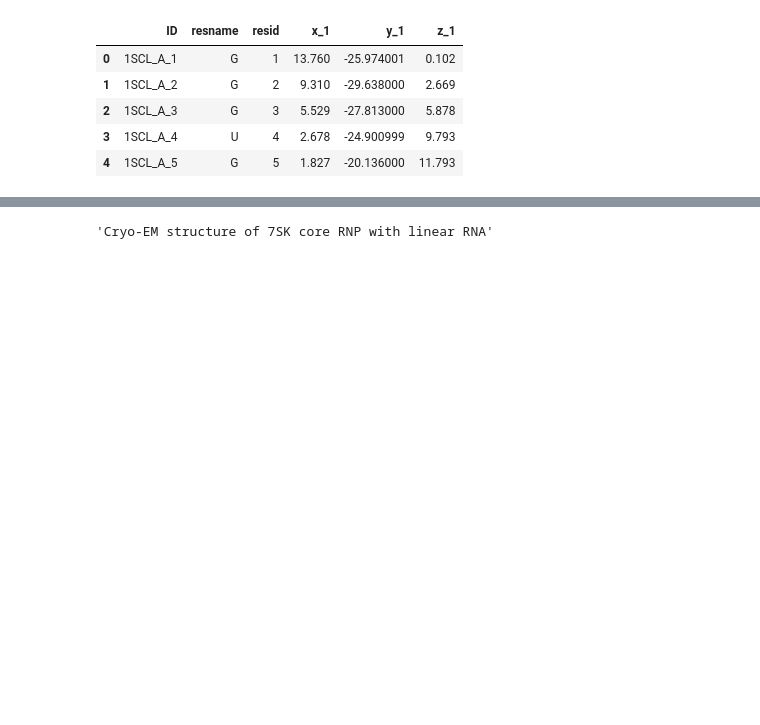
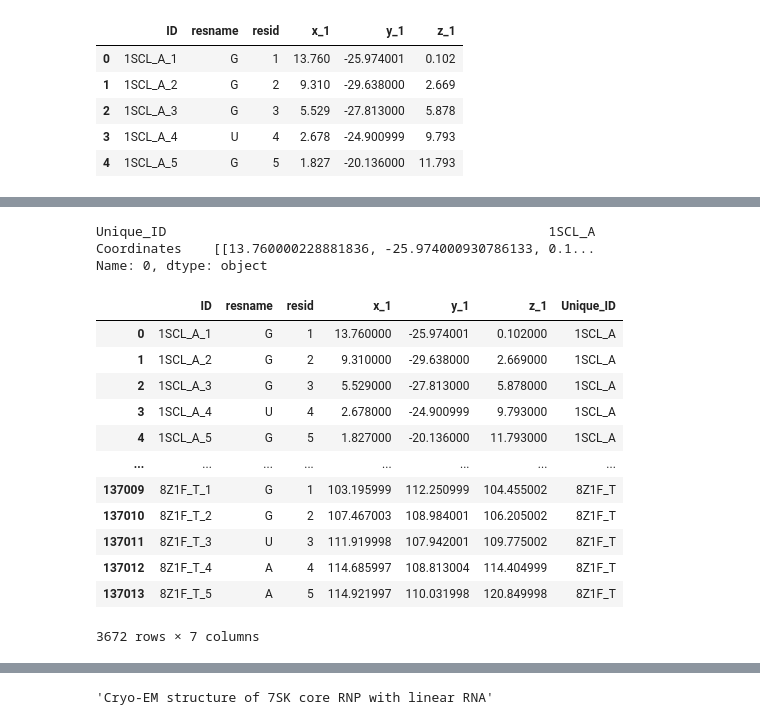
Before and after one commit to James-McTighe/Stanford-RNA-3D-Folding, a Jupyter notebook: nb.ipynb, the cells around one changed output, grey strips where cells are left out. Drawn from its saved outputs; the diff is of its cells as text; code cells hidden in the pictures; blank space fills up the shorter version.

```diff
--- a/nb.ipynb
+++ b/nb.ipynb
@@ -24,3 +24,33 @@ df_train_sequences.head()
 | 2 | 1RHT_A | GGGACUGACGAUCACGCAGUCUAU | 1995-06-03 | 24-MER RNA HAIRPIN COAT PROTEIN B... | >1RHT_1|Chain A|RNA (5'-R(P*GP*GP... |
 | 3 | 1HLX_A | GGGAUAACUUCGGUUGUCCC | 1995-09-15 | P1 HELIX NUCLEIC ACIDS (DNA/RNA) ... | >1HLX_1|Chain A|RNA (5'-R(*GP*GP*... |
 | 4 | 1HMH_E | GGCGACCCUGAUGAGGCCGAAAGGCCGAAACCGU | 1995-12-07 | THREE-DIMENSIONAL STRUCTURE OF A ... | >1HMH_1|Chains A, C, E|HAMMERHEAD... |
+# %%
+def get_xyz_dataframe(df):
+    # Extract unique ID (first 4 characters of 'ID')
+    df["Unique_ID"] = df['ID'].str.extract(r'^([^_]+_[^_]+)', expand=False)
+
+    # Create a dictionary to store results
+    data = []
+
+    # Iterate over each unique prefix and extract flattened x, y, z coordinates
+    for unique_id in df["Unique_ID"].unique():
+        filtered_df = df[df["Unique_ID"] == unique_id]
+        xyz_list = filtered_df.iloc[:, 3:6].values.tolist()
+        data.append([unique_id, xyz_list])
+
+
+
+    # Convert to a DataFrame
+    xyz_df = pd.DataFrame(data, columns=["Unique_ID", "Coordinates"])
+
+    return xyz_df
+
+#Assuming 'df' is your original DataFrame
+xyz_df = get_xyz_dataframe(df_train_labels)
+
+# Display the resulting DataFrame
+print(xyz_df.iloc[0])
+# %% [output]
+Unique_ID                                                 1SCL_A
+Coordinates    [[13.760000228881836, -25.974000930786133, 0.1...
+Name: 0, dtype: object
@@ -27,3 +59,20 @@ df_train_sequences.head()
+# %%
+df = df_train_labels.groupby(df_train_labels['ID'].str[:4])
+df.head()
+# %% [output]
+|  | ID | resname | resid | x_1 | y_1 | z_1 | Unique_ID |
+| 0 | 1SCL_A_1 | G | 1 | 13.760000 | -25.974001 | 0.102000 | 1SCL_A |
+| 1 | 1SCL_A_2 | G | 2 | 9.310000 | -29.638000 | 2.669000 | 1SCL_A |
+| 2 | 1SCL_A_3 | G | 3 | 5.529000 | -27.813000 | 5.878000 | 1SCL_A |
+| 3 | 1SCL_A_4 | U | 4 | 2.678000 | -24.900999 | 9.793000 | 1SCL_A |
+| 4 | 1SCL_A_5 | G | 5 | 1.827000 | -20.136000 | 11.793000 | 1SCL_A |
+| ... | ... | ... | ... | ... | ... | ... | ... |
+| 137009 | 8Z1F_T_1 | G | 1 | 103.195999 | 112.250999 | 104.455002 | 8Z1F_T |
+| 137010 | 8Z1F_T_2 | G | 2 | 107.467003 | 108.984001 | 106.205002 | 8Z1F_T |
+| 137011 | 8Z1F_T_3 | U | 3 | 111.919998 | 107.942001 | 109.775002 | 8Z1F_T |
+| 137012 | 8Z1F_T_4 | A | 4 | 114.685997 | 108.813004 | 114.404999 | 8Z1F_T |
+| 137013 | 8Z1F_T_5 | A | 5 | 114.921997 | 110.031998 | 120.849998 | 8Z1F_T |
+3672 rows × 7 columns
 # %%
 def one_hot_encode(seq):
     mapping = dict(zip("ACGU", range(4)))
```
Also changed, not shown: parts of 12 cells of this notebook, 9 other files.
